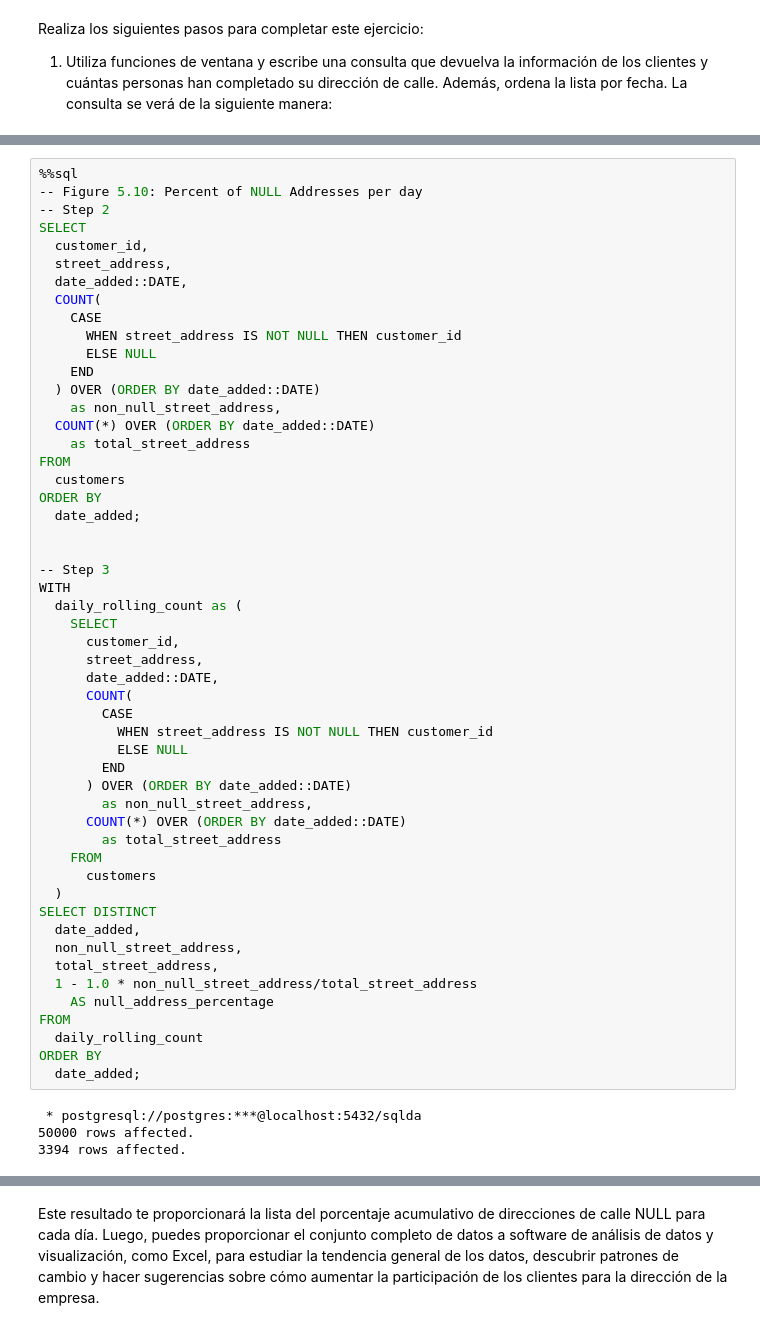
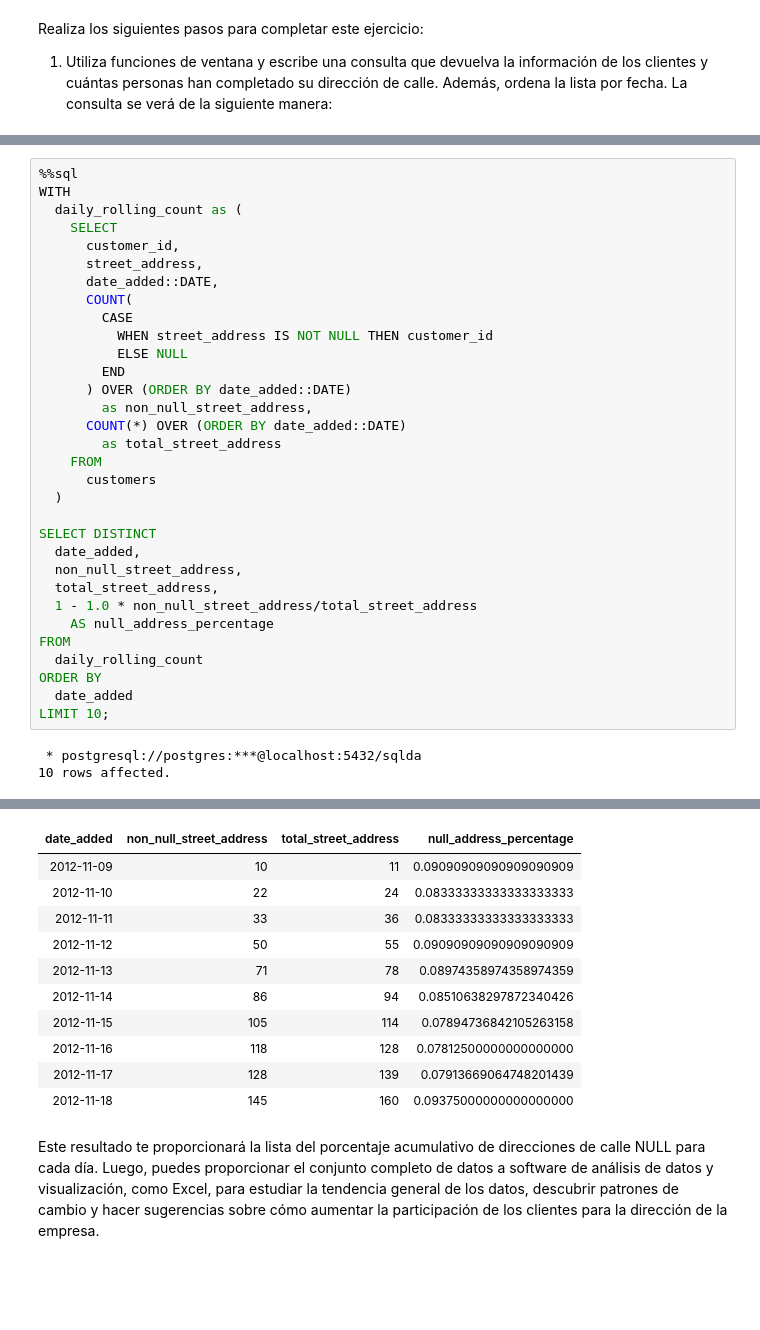
Before and after one commit to limspiga/data-modeling, a Jupyter notebook: 05_data_modeling_for_marketing.ipynb, the cells around one changed output, grey strips where cells are left out. Cells and saved outputs as stored; diff of their text form; blank space fills up the shorter version.

```diff
--- a/05_data_modeling_for_marketing.ipynb
+++ b/05_data_modeling_for_marketing.ipynb
@@ -341,27 +367,5 @@ También puedes reescribir la siguiente consulta utilizando una cláusula WINDOW
 # %%
 %%sql
--- Figure 5.10: Percent of NULL Addresses per day
--- Step 2
-SELECT
-  customer_id,
-  street_address,
-  date_added::DATE,
-  COUNT(
-    CASE
-      WHEN street_address IS NOT NULL THEN customer_id
-      ELSE NULL
-    END
-  ) OVER (ORDER BY date_added::DATE)
-    as non_null_street_address,
-  COUNT(*) OVER (ORDER BY date_added::DATE)
-    as total_street_address
-FROM
-  customers
-ORDER BY
-  date_added;
-
-
--- Step 3
 WITH
   daily_rolling_count as (
     SELECT
@@ -380,6 +384,7 @@ WITH
     FROM
       customers
   )
+
 SELECT DISTINCT
   date_added,
   non_null_street_address,
@@ -389,8 +394,8 @@ SELECT DISTINCT
 FROM
   daily_rolling_count
 ORDER BY
-  date_added;
+  date_added
+LIMIT 10;
 # %% [output]
  * postgresql://postgres:***@localhost:5432/sqlda
-50000 rows affected.
-3394 rows affected.
+10 rows affected.
@@ -414,3 +402,14 @@ ORDER BY
+| date_added | non_null_street_address | total_street_address | null_address_percentage |
+| 2012-11-09 | 10 | 11 | 0.09090909090909090909 |
+| 2012-11-10 | 22 | 24 | 0.08333333333333333333 |
+| 2012-11-11 | 33 | 36 | 0.08333333333333333333 |
+| 2012-11-12 | 50 | 55 | 0.09090909090909090909 |
+| 2012-11-13 | 71 | 78 | 0.08974358974358974359 |
+| 2012-11-14 | 86 | 94 | 0.08510638297872340426 |
+| 2012-11-15 | 105 | 114 | 0.07894736842105263158 |
+| 2012-11-16 | 118 | 128 | 0.07812500000000000000 |
+| 2012-11-17 | 128 | 139 | 0.07913669064748201439 |
+| 2012-11-18 | 145 | 160 | 0.09375000000000000000 |
 # %% [markdown]
 Este resultado te proporcionará la lista del porcentaje acumulativo de direcciones de calle NULL para cada día. Luego, puedes proporcionar el conjunto completo de datos a software de análisis de datos y visualización, como Excel, para estudiar la tendencia general de los datos, descubrir patrones de cambio y hacer sugerencias sobre cómo aumentar la participación de los clientes para la dirección de la empresa.
 # %% [markdown]
```
Also changed, not shown: parts of 17 cells of this notebook.
